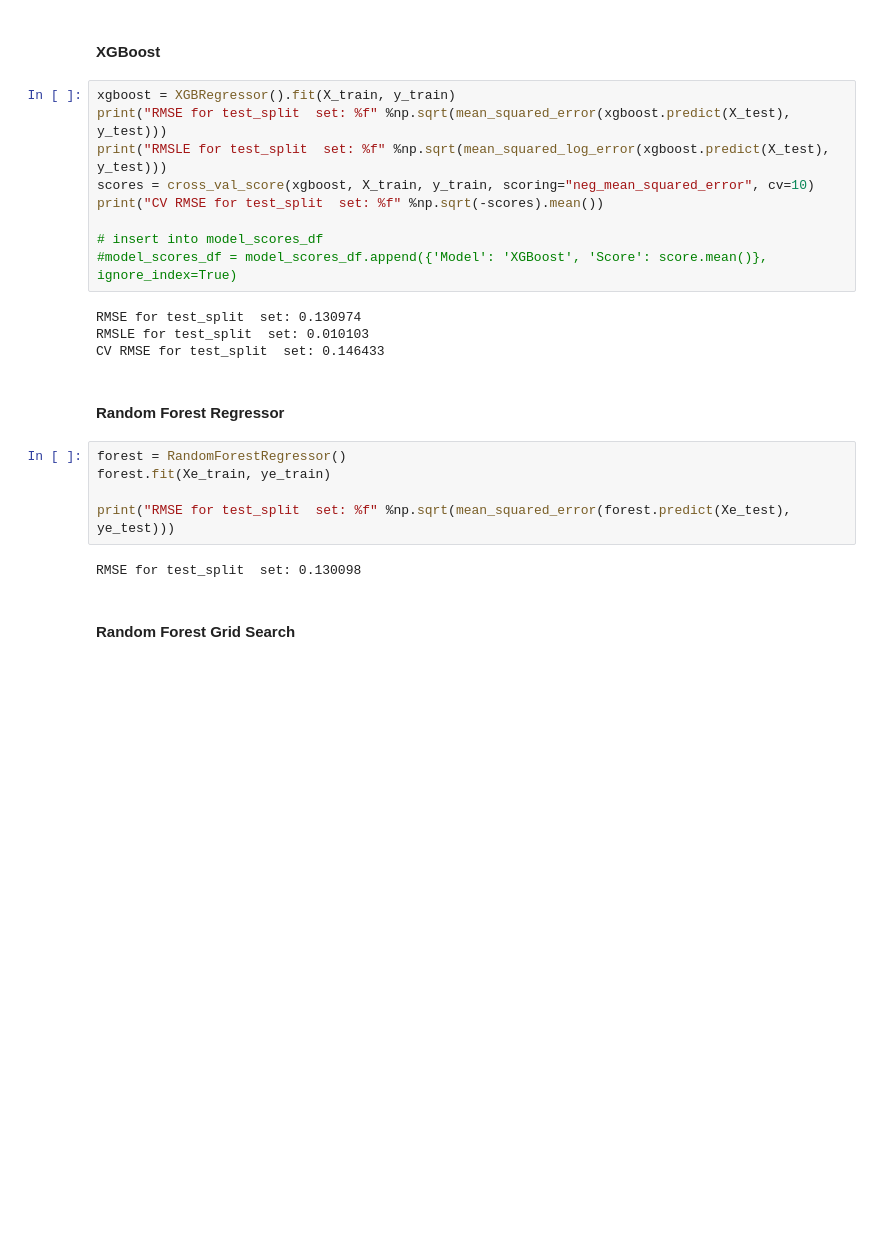
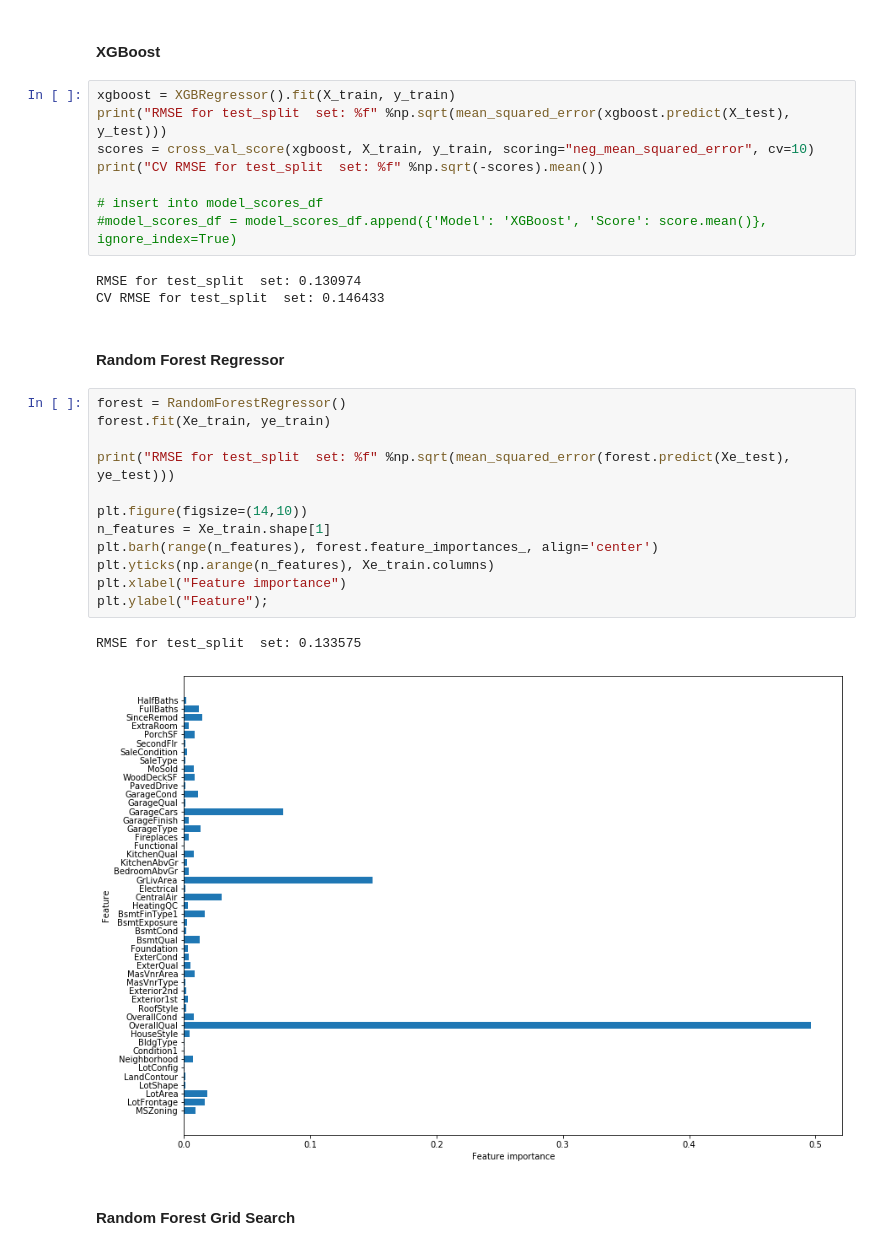
Before and after one commit to ryanhpark/HousingPricePrediction_ML, a Jupyter notebook: Lucas/3_Model.ipynb, the cells around one changed output. Cells and saved outputs as stored; diff of their text form; blank space fills up the shorter version.

```diff
--- a/Lucas/3_Model.ipynb
+++ b/Lucas/3_Model.ipynb
@@ -298,7 +293,6 @@ CV RMSE for test_split  set: 0.139503
 # %%
 xgboost = XGBRegressor().fit(X_train, y_train)
 print("RMSE for test_split  set: %f" %np.sqrt(mean_squared_error(xgboost.predict(X_test), y_test)))
-print("RMSLE for test_split  set: %f" %np.sqrt(mean_squared_log_error(xgboost.predict(X_test), y_test)))
 scores = cross_val_score(xgboost, X_train, y_train, scoring="neg_mean_squared_error", cv=10)
 print("CV RMSE for test_split  set: %f" %np.sqrt(-scores).mean())
 
@@ -306,17 +300,24 @@ print("CV RMSE for test_split  set: %f" %np.sqrt(-scores).mean())
 #model_scores_df = model_scores_df.append({'Model': 'XGBoost', 'Score': score.mean()}, ignore_index=True)
 # %% [output]
 RMSE for test_split  set: 0.130974
-RMSLE for test_split  set: 0.010103
 CV RMSE for test_split  set: 0.146433
 # %% [markdown]
 #### Random Forest Regressor
 # %%
 forest = RandomForestRegressor()
 forest.fit(Xe_train, ye_train)
 
 print("RMSE for test_split  set: %f" %np.sqrt(mean_squared_error(forest.predict(Xe_test), ye_test)))
+
+plt.figure(figsize=(14,10))
+n_features = Xe_train.shape[1]
+plt.barh(range(n_features), forest.feature_importances_, align='center')
+plt.yticks(np.arange(n_features), Xe_train.columns)
+plt.xlabel("Feature importance")
+plt.ylabel("Feature");
 # %% [output]
-RMSE for test_split  set: 0.130098
+RMSE for test_split  set: 0.133575
+[figure, added]
 # %% [markdown]
 #### Random Forest Grid Search
 # %%
```
Also changed, not shown: parts of 22 cells of this notebook.
